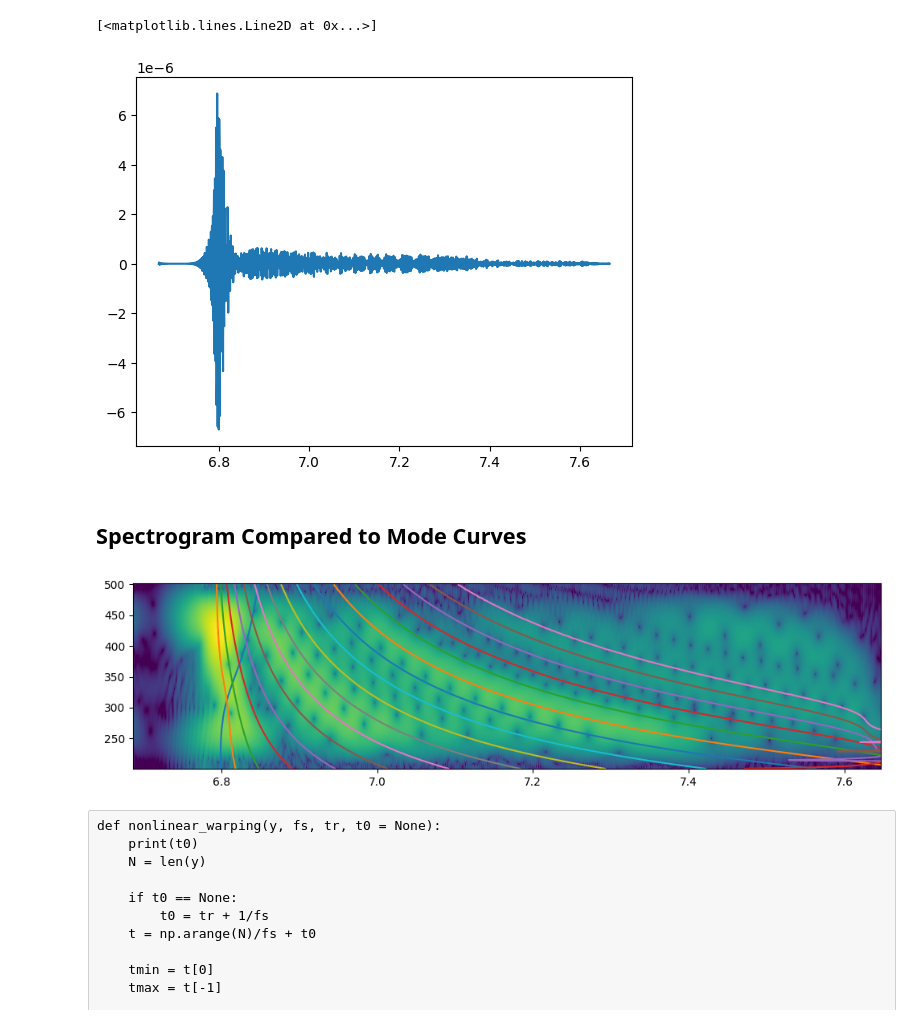
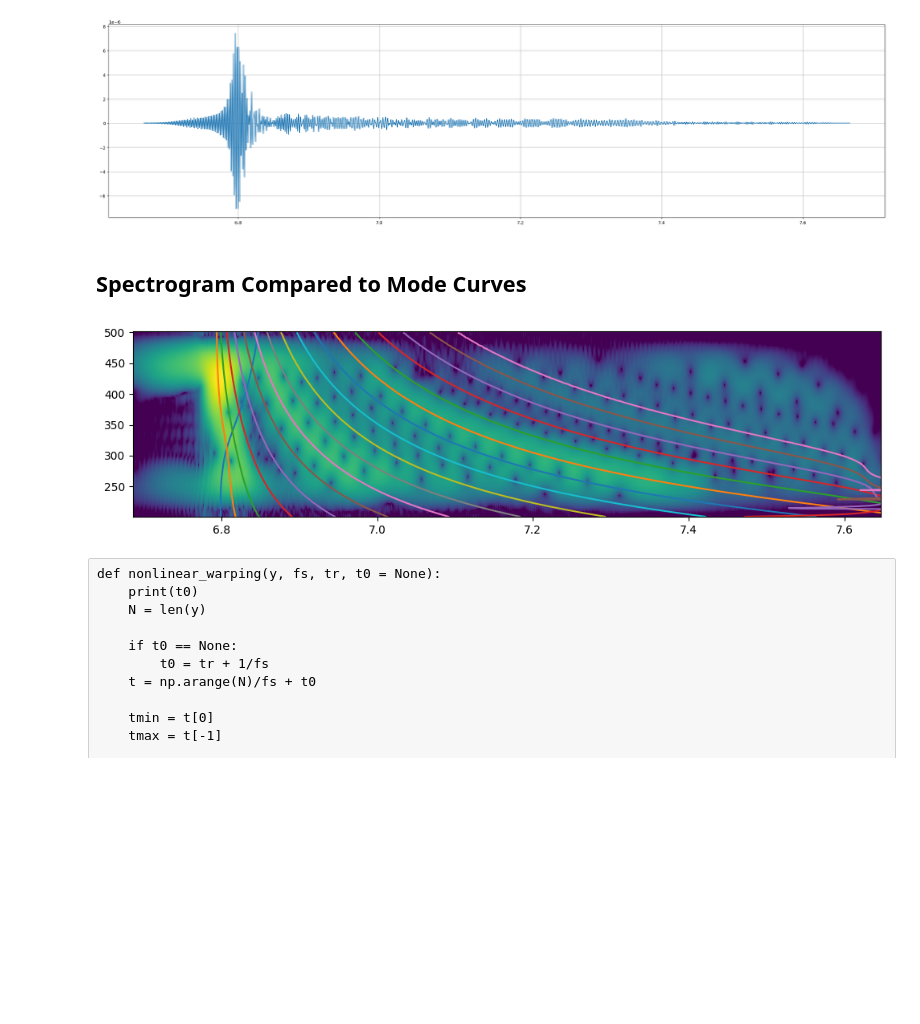
Before and after one commit to danchieta-njit/acoustic-inversion-python, a Jupyter notebook: Notebooks/Warping test.ipynb, the cells around one changed output. Cells and saved outputs as stored; diff of their text form; code cells hidden in the pictures; blank space fills up the shorter version.

```diff
--- a/Notebooks/Warping test.ipynb
+++ b/Notebooks/Warping test.ipynb
@@ -21,7 +23,7 @@ NPERSEG = 80
 
 NPEAKS = 20
 # %%
-wb_pulse_params = dict(pulse_duration=0.1, fs=SAMPLING_FREQ, bw=200, fc=350, window=sp.windows.hann)
+wb_pulse_params = dict(pulse_duration=0.2, fs=SAMPLING_FREQ, bw=200, fc=350, window=sp.windows.tukey)
 # %%
 data1 = scipy.io.loadmat("../data/field_values20260707/field_values20260707.mat")
 
@@ -48,10 +50,14 @@ h = wideband_pulse(**wb_pulse_params)
 
 x = sp.filtfilt(h, 1, x)
 # %%
-plt.plot(tx, x)
+fig, ax = plt.subplots()
+ax.plot(tx, x)
+
+ax.grid()
+
+fig.set_size_inches([32, 8])
 # %% [output]
-[<matplotlib.lines.Line2D at 0x...>]
-[figure, old version]
+[figure, new version]
 # %% [markdown]
 ## Spectrogram Compared to Mode Curves
 # %%
@@ -62,7 +68,7 @@ w = w[201:502]
 X = X[201:502, :]
 # %%
 fig, ax = plt.subplots()
-[low, high] = np.quantile(10*np.log10(X), [1e-2, 1])
+[low, high] = np.quantile(10*np.log10(X), [1e-1, 1])
 
 ax.pcolormesh(t, w, 10*np.log10(X), vmin=low, vmax=high)
 
@@ -71,7 +77,7 @@ ax.set_xlim(t[[0, -1]])
 
 fig.set_size_inches([12,3])
 # %% [output]
-[figure, old version]
+[figure, new version]
 # %% [raw]
 def nonlinear_warping(y, fs, tr, t0 = None):
     print(t0)
```
Also changed, not shown: parts of 13 cells of this notebook.
